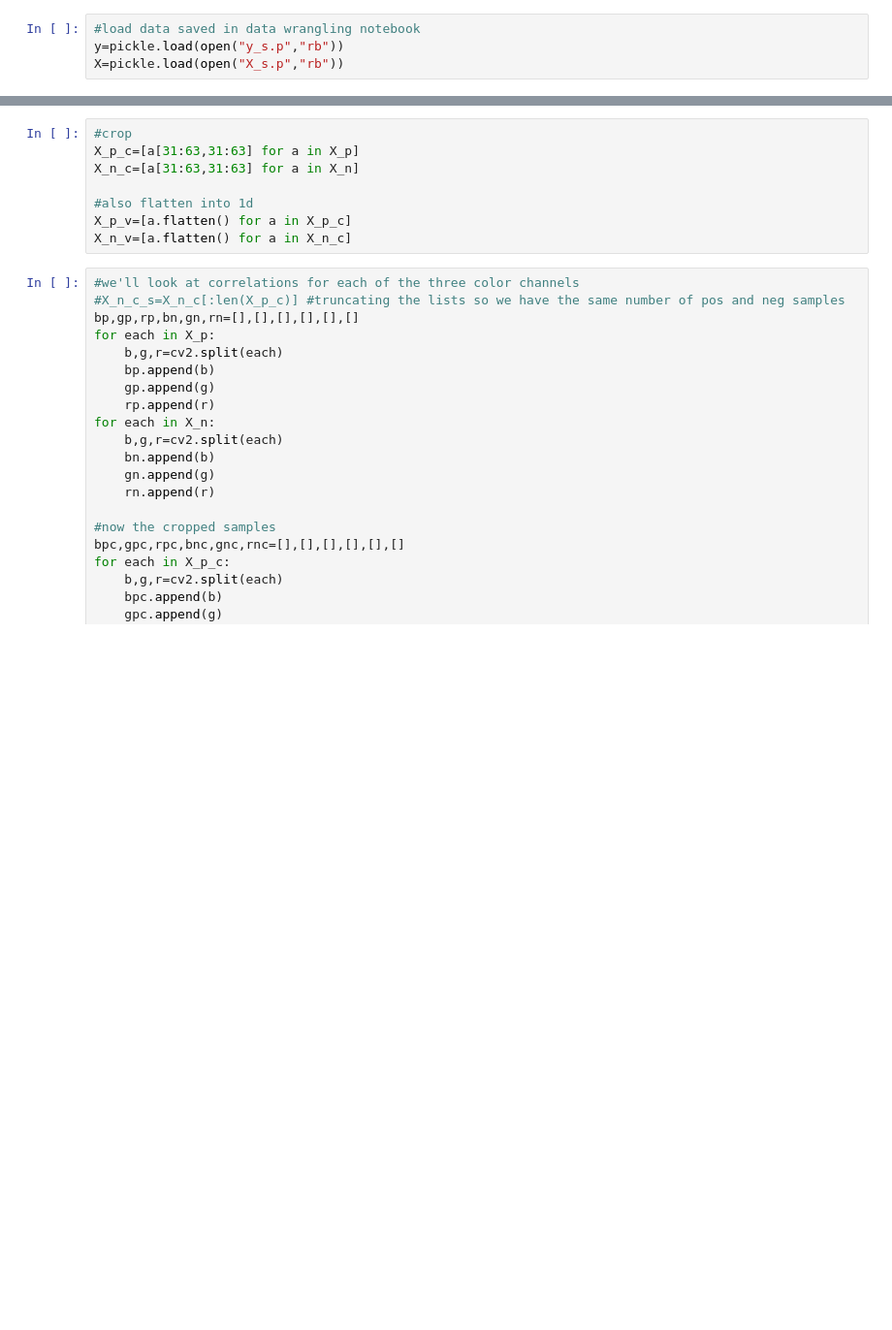
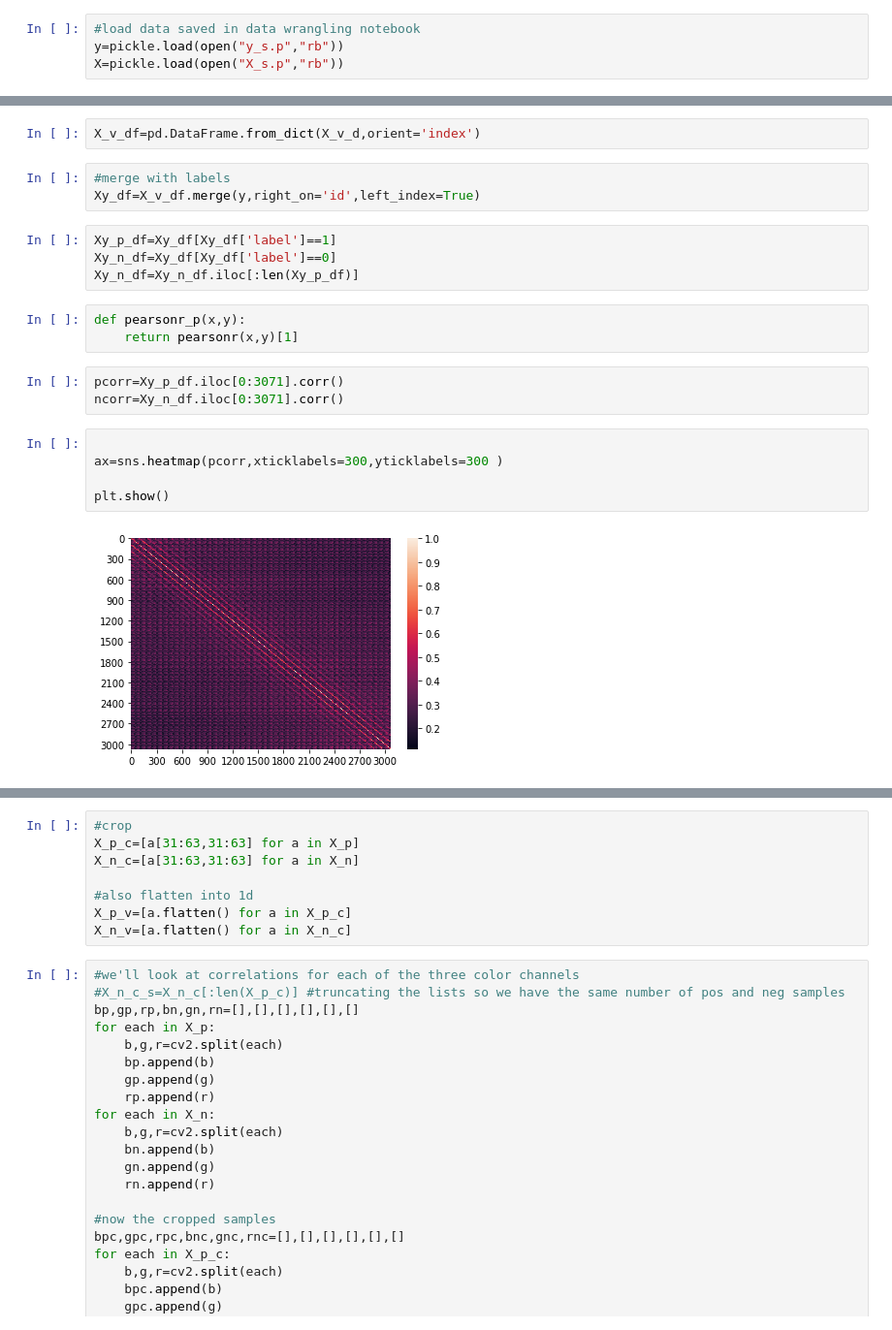
Before and after one commit to morganfry/springboard, a Jupyter notebook: Capstone Project 1/Spr_Cap1_Mfry_Inferential_Statistics.ipynb, the cells around one changed output, grey strips where cells are left out. Shown at 97% size. Saved outputs shown, nothing was run; the diff lists cells and outputs as text; blank space fills up the shorter version.

```diff
--- a/Capstone Project 1/Spr_Cap1_Mfry_Inferential_Statistics.ipynb
+++ b/Capstone Project 1/Spr_Cap1_Mfry_Inferential_Statistics.ipynb
@@ -36,0 +42,22 @@ X=pickle.load(open("X_s.p","rb"))
+# %%
+X_v_df=pd.DataFrame.from_dict(X_v_d,orient='index')
+# %%
+#merge with labels
+Xy_df=X_v_df.merge(y,right_on='id',left_index=True)
+# %%
+Xy_p_df=Xy_df[Xy_df['label']==1]
+Xy_n_df=Xy_df[Xy_df['label']==0]
+Xy_n_df=Xy_n_df.iloc[:len(Xy_p_df)]
+# %%
+def pearsonr_p(x,y):
+    return pearsonr(x,y)[1]
+# %%
+pcorr=Xy_p_df.iloc[0:3071].corr()
+ncorr=Xy_n_df.iloc[0:3071].corr()
+# %%
+
+ax=sns.heatmap(pcorr,xticklabels=300,yticklabels=300 )
+
+plt.show()
+# %% [output]
+[figure, added]
```
Also changed, not shown: parts of 76 cells of this notebook.
